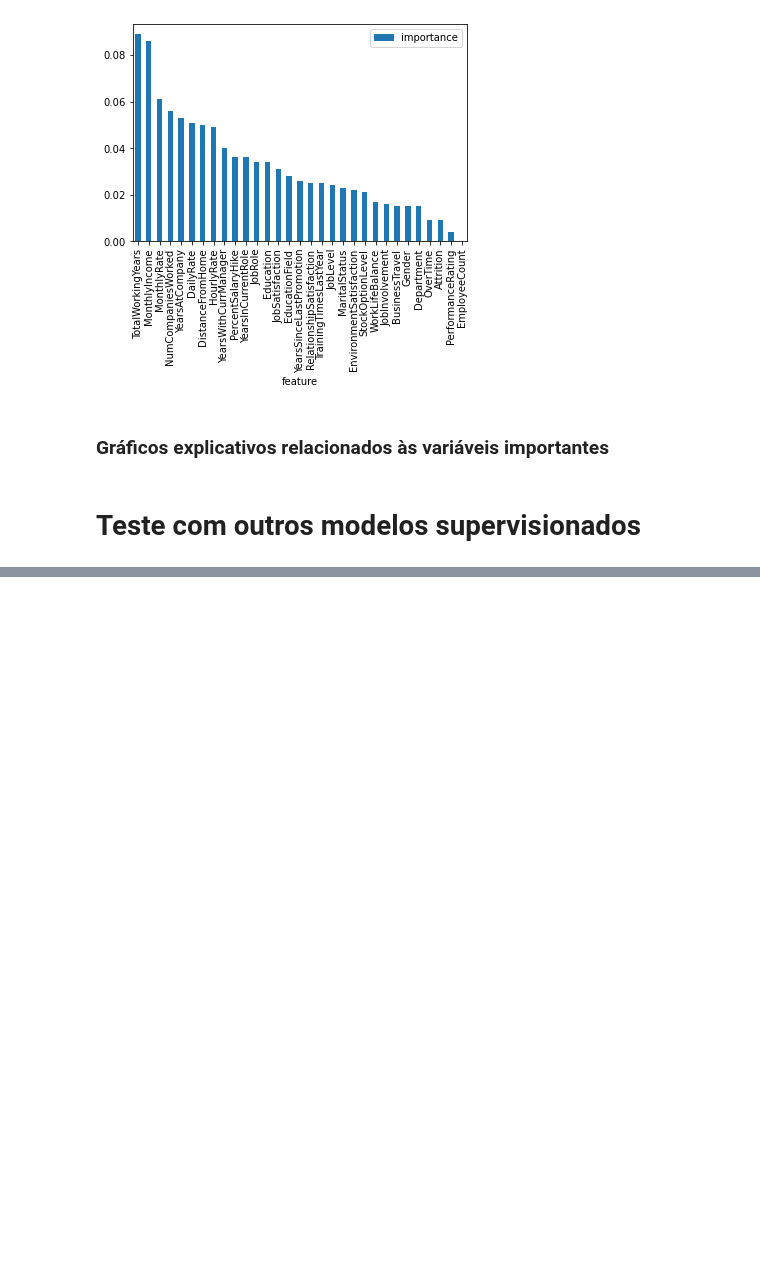
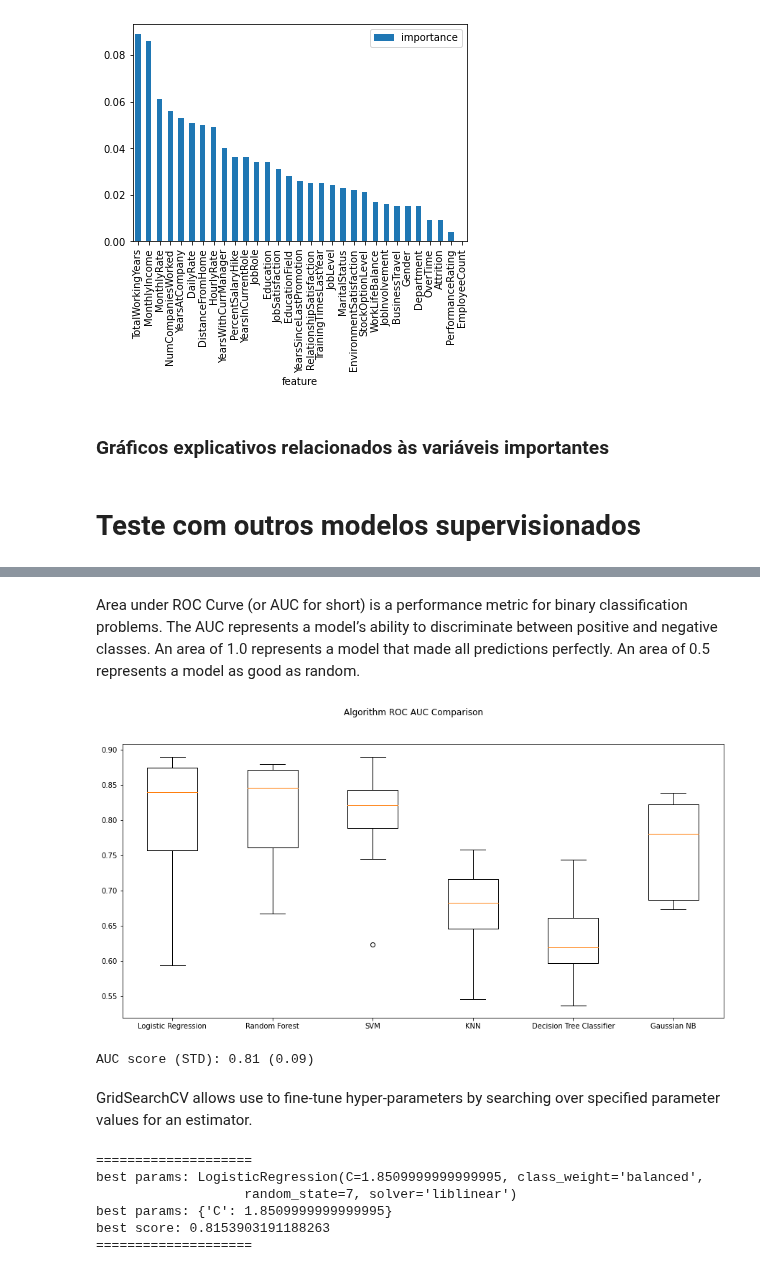
Before and after one commit to catarinatomasr/projectoEDSB, a Jupyter notebook: Projecto.ipynb, the cells around one changed output, grey strips where cells are left out. Cells and saved outputs as stored; diff of their text form; code cells hidden in the pictures; blank space fills up the shorter version.

```diff
--- a/Projecto.ipynb
+++ b/Projecto.ipynb
@@ -574,0 +618,52 @@ feature_df.T.plot(kind="bar",legend=False,title="Feature Importance")
+# %% [markdown]
+Area under ROC Curve (or AUC for short) is a performance metric for binary classification problems.
+The AUC represents a model’s ability to discriminate between positive and negative classes. An area of 1.0 represents a model that made all predictions perfectly. An area of 0.5 represents a model as good as random.
+# %%
+fig = plt.figure(figsize=(15, 7))
+fig.suptitle('Algorithm ROC AUC Comparison')
+ax = fig.add_subplot(111)
+plt.boxplot(auc_results)
+ax.set_xticklabels(names)
+plt.show()
+# %% [output]
+[figure, added]
+# %%
+kfold = model_selection.KFold(n_splits=10, random_state=7, shuffle=True)
+modelCV = LogisticRegression(solver='liblinear',
+                             class_weight="balanced",
+                             random_state=7)
+scoring = 'roc_auc'
+results = model_selection.cross_val_score(
+    modelCV, X_train, y_train, cv=kfold, scoring=scoring)
+print("AUC score (STD): %.2f (%.2f)" % (results.mean(), results.std()))
+# %% [output]
+AUC score (STD): 0.81 (0.09)
+# %% [markdown]
+GridSearchCV allows use to fine-tune hyper-parameters by searching over specified parameter values for an estimator.
+# %%
+param_grid = {'C': np.arange(1e-03, 2, 0.01)} # hyper-parameter list to fine-tune
+log_gs = GridSearchCV(LogisticRegression(solver='liblinear', # setting GridSearchCV
+                                         class_weight="balanced",
+                                         random_state=7),
+
+                      return_train_score=True,
+                      param_grid=param_grid,
+                      scoring='roc_auc',
+                      cv=10)
+
+log_grid = log_gs.fit(X_train, y_train)
+log_opt = log_grid.best_estimator_
+results = log_gs.cv_results_
+
+print('='*20)
+print("best params: " + str(log_gs.best_estimator_))
+print("best params: " + str(log_gs.best_params_))
+print('best score:', log_gs.best_score_)
+print('='*20)
+# %% [output]
+====================
+best params: LogisticRegression(C=1.8509999999999995, class_weight='balanced',
+                   random_state=7, solver='liblinear')
+best params: {'C': 1.8509999999999995}
+best score: 0.8153903191188263
+====================
```
Also changed, not shown: parts of 51 cells of this notebook.
